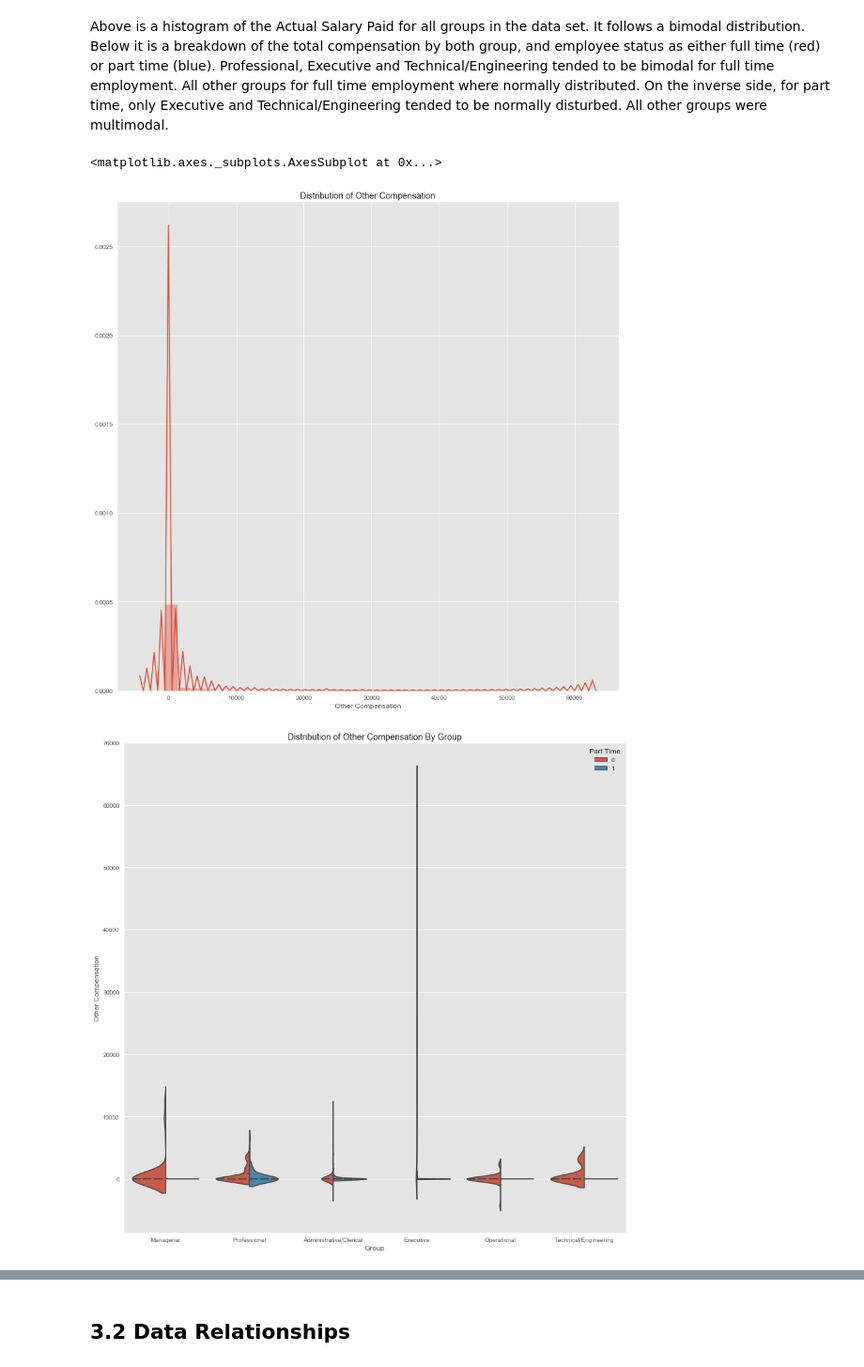
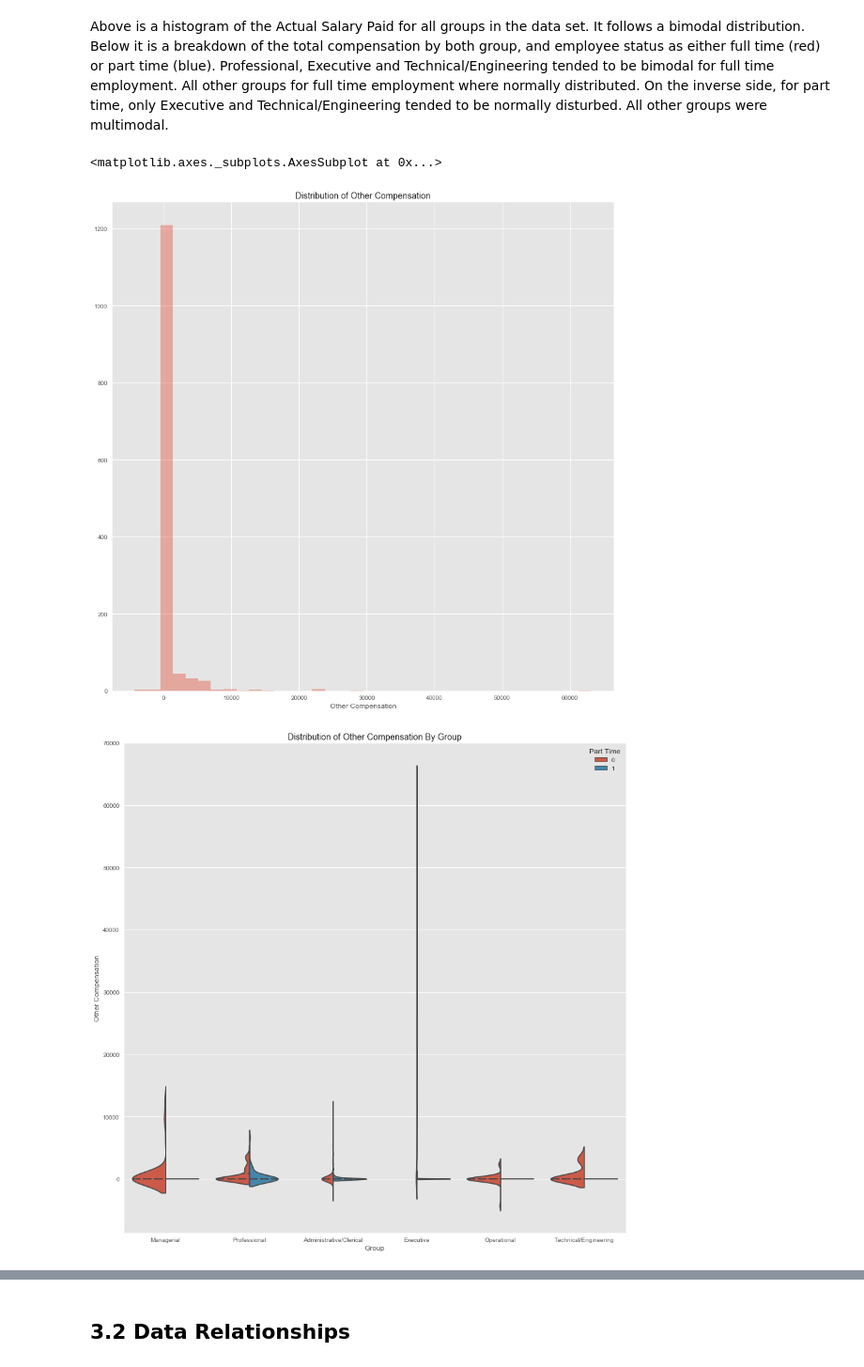
Before and after one commit to michaelcwatts123/JLab, a Jupyter notebook: Lab1.ipynb, the cells around one changed output, grey strips where cells are left out. Shown: that part at 94% size. Cells and saved outputs as stored; diff of their text form; code cells hidden in the pictures.

Commit message:
Removed KDE from Distribution of Other Compensation histogram

```diff
--- a/Lab1.ipynb
+++ b/Lab1.ipynb
@@ -322,21 +322,21 @@ Above is a histogram of the Actual Salary Paid for all groups in the data set. I
 # %%
 plt.style.use('ggplot')
 
 
 a = 'Other Compensation';
 
 fig = plt.figure(figsize=(15,15))
 
 plt.title('Distribution of Other Compensation')
-sns.distplot(dataFrameGroups[a])
+sns.distplot(dataFrameGroups[a], kde=False)
 
 fig = plt.figure(figsize=(15,15))
 
 plt.title('Distribution of Other Compensation By Group')
 sns.violinplot(x="Group", y=a, hue="Part Time", data=dataFrameGroups,
                split=True, inner="quart")
 # %% [output]
 <matplotlib.axes._subplots.AxesSubplot at 0x...>
-[figure, old version]
+[figure, new version]
 [figure]
 # %% [markdown]
```
Also changed, not shown: parts of 9 cells of this notebook.
